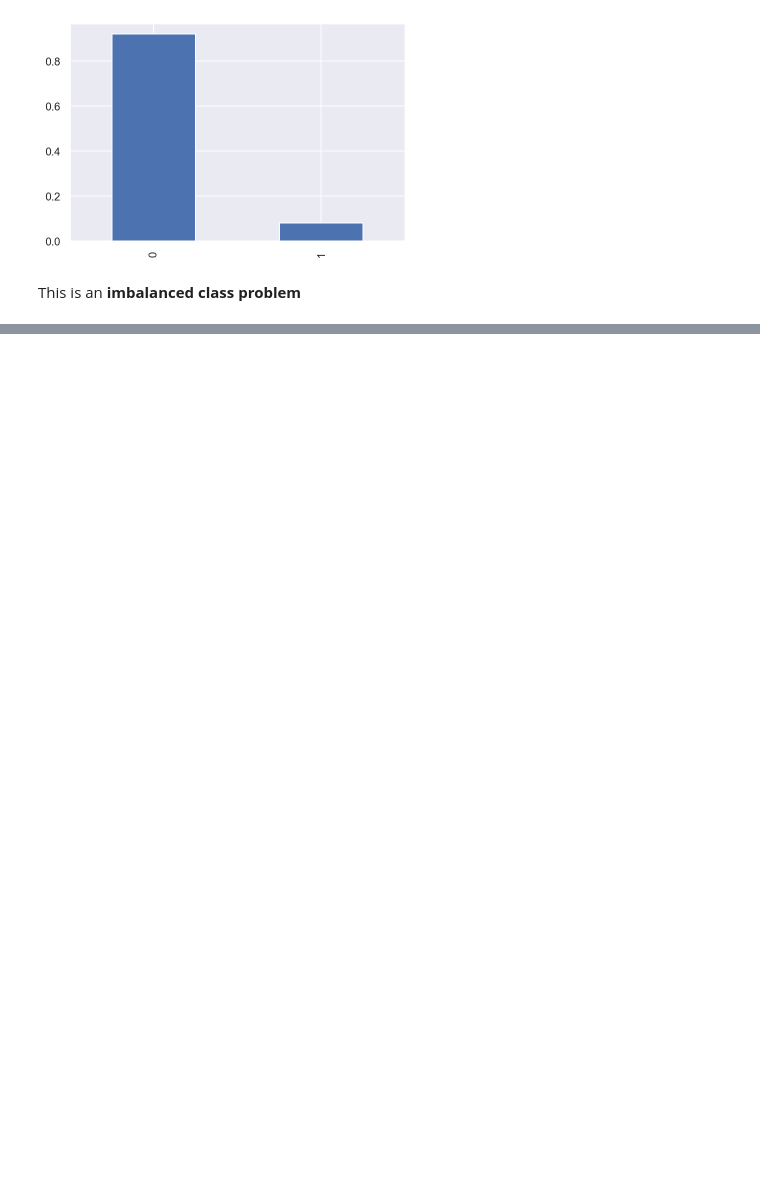
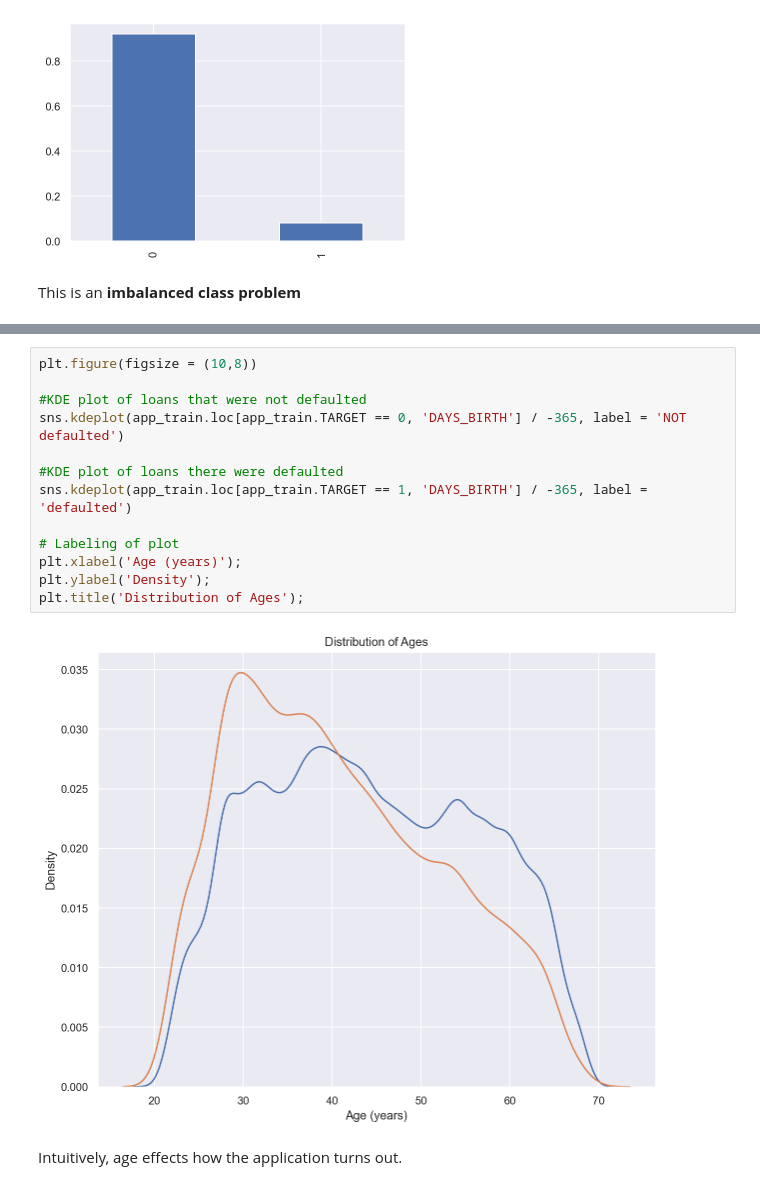
Before and after one commit to luongtruong77/classification-loan-default-risk-detection, a Jupyter notebook: notebooks/Test.ipynb, the cells around one changed output, grey strips where cells are left out. Cells and saved outputs as stored; diff of their text form; blank space fills up the shorter version.

```diff
--- a/notebooks/Test.ipynb
+++ b/notebooks/Test.ipynb
@@ -128,0 +393,17 @@ This is an **imbalanced class problem**
+# %%
+plt.figure(figsize = (10,8))
+
+#KDE plot of loans that were not defaulted
+sns.kdeplot(app_train.loc[app_train.TARGET == 0, 'DAYS_BIRTH'] / -365, label = 'NOT defaulted')
+
+#KDE plot of loans there were defaulted
+sns.kdeplot(app_train.loc[app_train.TARGET == 1, 'DAYS_BIRTH'] / -365, label = 'defaulted')
+
+# Labeling of plot
+plt.xlabel('Age (years)');
+plt.ylabel('Density');
+plt.title('Distribution of Ages');
+# %% [output]
+[figure, added]
+# %% [markdown]
+Intuitively, age effects how the application turns out.
```
Also changed, not shown: parts of 67 cells of this notebook.
